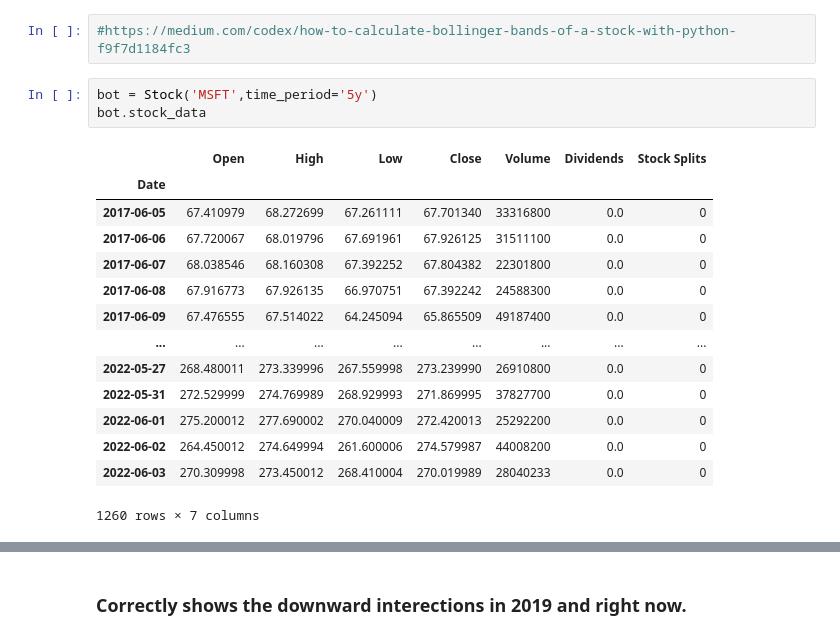
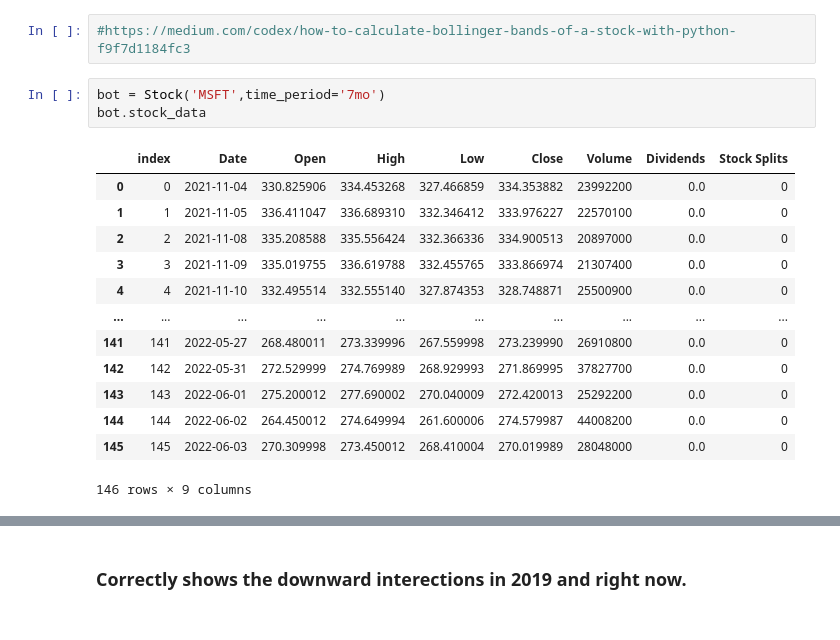
Before and after one commit to aws-trsharma/stock_trading_bot, a Jupyter notebook: rule_prototyping.ipynb, the cells around one changed output, grey strips where cells are left out. Saved outputs shown, nothing was run; the diff lists cells and outputs as text.

```diff
--- a/rule_prototyping.ipynb
+++ b/rule_prototyping.ipynb
@@ -10,23 +13,22 @@ from matplotlib import pyplot as plt
 # %%
 #https://medium.com/codex/how-to-calculate-bollinger-bands-of-a-stock-with-python-f9f7d1184fc3
 # %%
-bot = Stock('MSFT',time_period='5y')
+bot = Stock('MSFT',time_period='7mo')
 bot.stock_data
 # %% [output]
-|  | Open | High | Low | Close | Volume | Dividends | Stock Splits |
-| Date |  |  |  |  |  |  |  |
-| 2017-06-05 | 67.410979 | 68.272699 | 67.261111 | 67.701340 | 33316800 | 0.0 | 0 |
-| 2017-06-06 | 67.720067 | 68.019796 | 67.691961 | 67.926125 | 31511100 | 0.0 | 0 |
-| 2017-06-07 | 68.038546 | 68.160308 | 67.392252 | 67.804382 | 22301800 | 0.0 | 0 |
-| 2017-06-08 | 67.916773 | 67.926135 | 66.970751 | 67.392242 | 24588300 | 0.0 | 0 |
-| 2017-06-09 | 67.476555 | 67.514022 | 64.245094 | 65.865509 | 49187400 | 0.0 | 0 |
-| ... | ... | ... | ... | ... | ... | ... | ... |
-| 2022-05-27 | 268.480011 | 273.339996 | 267.559998 | 273.239990 | 26910800 | 0.0 | 0 |
-| 2022-05-31 | 272.529999 | 274.769989 | 268.929993 | 271.869995 | 37827700 | 0.0 | 0 |
-| 2022-06-01 | 275.200012 | 277.690002 | 270.040009 | 272.420013 | 25292200 | 0.0 | 0 |
-| 2022-06-02 | 264.450012 | 274.649994 | 261.600006 | 274.579987 | 44008200 | 0.0 | 0 |
-| 2022-06-03 | 270.309998 | 273.450012 | 268.410004 | 270.019989 | 28040233 | 0.0 | 0 |
+|  | index | Date | Open | High | Low | Close | Volume | Dividends | Stock Splits |
+| 0 | 0 | 2021-11-04 | 330.825906 | 334.453268 | 327.466859 | 334.353882 | 23992200 | 0.0 | 0 |
+| 1 | 1 | 2021-11-05 | 336.411047 | 336.689310 | 332.346412 | 333.976227 | 22570100 | 0.0 | 0 |
+| 2 | 2 | 2021-11-08 | 335.208588 | 335.556424 | 332.366336 | 334.900513 | 20897000 | 0.0 | 0 |
+| 3 | 3 | 2021-11-09 | 335.019755 | 336.619788 | 332.455765 | 333.866974 | 21307400 | 0.0 | 0 |
+| 4 | 4 | 2021-11-10 | 332.495514 | 332.555140 | 327.874353 | 328.748871 | 25500900 | 0.0 | 0 |
+| ... | ... | ... | ... | ... | ... | ... | ... | ... | ... |
+| 141 | 141 | 2022-05-27 | 268.480011 | 273.339996 | 267.559998 | 273.239990 | 26910800 | 0.0 | 0 |
+| 142 | 142 | 2022-05-31 | 272.529999 | 274.769989 | 268.929993 | 271.869995 | 37827700 | 0.0 | 0 |
+| 143 | 143 | 2022-06-01 | 275.200012 | 277.690002 | 270.040009 | 272.420013 | 25292200 | 0.0 | 0 |
+| 144 | 144 | 2022-06-02 | 264.450012 | 274.649994 | 261.600006 | 274.579987 | 44008200 | 0.0 | 0 |
+| 145 | 145 | 2022-06-03 | 270.309998 | 273.450012 | 268.410004 | 270.019989 | 28048000 | 0.0 | 0 |
-1260 rows × 7 columns
+146 rows × 9 columns
 # %%
 plt.plot(bot.stock_data['Open'])
 plt.plot(bot.stock_data['Close'])
```
Also changed, not shown: parts of 19 cells of this notebook, 1 other file.
